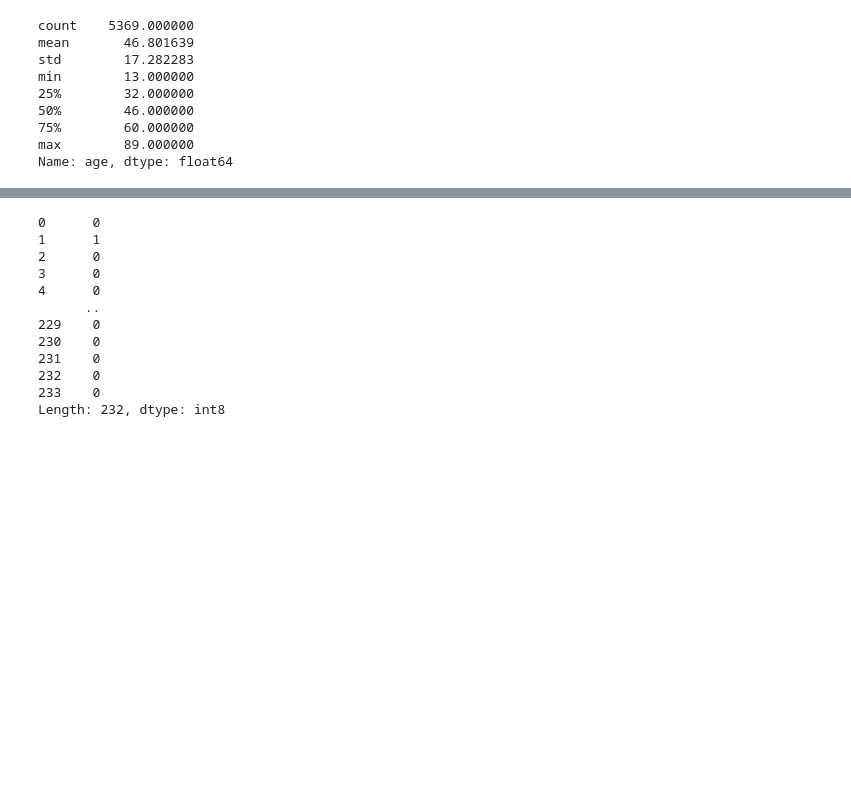
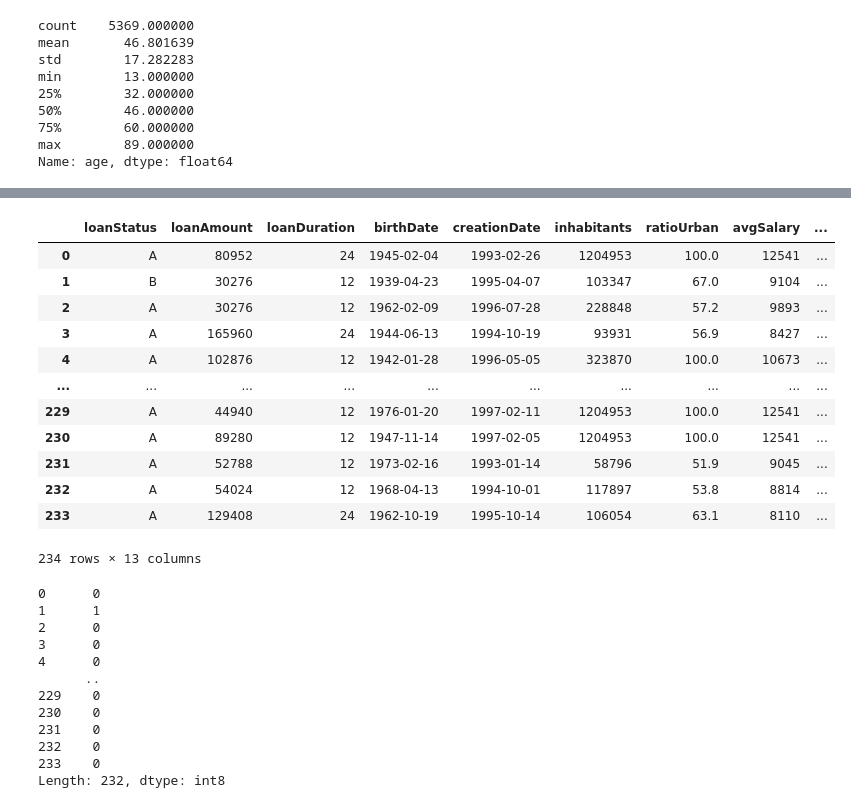
Before and after one commit to irismessage/data-essay, a Jupyter notebook: DATA Assessment 2023-24.ipynb, the cells around one changed output, grey strips where cells are left out. Saved outputs shown, nothing was run; the diff lists cells and outputs as text; code cells hidden in the pictures; blank space fills up the shorter version.

Commit message:
Include account creation date

```diff
--- a/DATA Assessment 2023-24.ipynb
+++ b/DATA Assessment 2023-24.ipynb
@@ -452,20 +451,39 @@ AttributeError: 'Axes' object has no attribute 'show'
 # %%
 # ok let's try this
 # todo include whether they paid back loans in the past
-# todo include account creation date
+# todo writeup rationale of included parameters
 sql_read_loan_data = """
-SELECT Loan.loanStatus, Loan.loanAmount, Client.birthDate,
+SELECT Loan.loanStatus, Loan.loanAmount, loan.loanDuration,
+Client.birthDate, Account.creationDate,
 City.inhabitants, City.ratioUrban, City.avgSalary, City.unemployment1995, City.unemployment1996, City.entrepeneurs, City.crimes1995, City.crimes1996
-FROM (((Loan
+FROM ((((Loan
 JOIN Disposition ON Loan.dispID = Disposition.dispID)
 JOIN Client ON Disposition.clientID = Client.clientID)
+JOIN Account ON Disposition.accountID =
+Account.accountID)
 JOIN City ON Client.cityID = City.cityID)
 WHERE loanStatus IN ('A', 'B');
 """
 con = sqlite3.connect(sqlf)
-df_risk = pd.read_sql_query(sql_read_loan_data, con, parse_dates=["birthDate"])
+df_risk = pd.read_sql_query(
+    sql_read_loan_data, con, parse_dates=["birthDate", "creationDate"]
+)
 con.close()
 df_risk
+# %% [output]
+|  | loanStatus | loanAmount | loanDuration | birthDate | creationDate | inhabitants | ratioUrban | avgSalary | ... |
+| 0 | A | 80952 | 24 | 1945-02-04 | 1993-02-26 | 1204953 | 100.0 | 12541 | ... |
+| 1 | B | 30276 | 12 | 1939-04-23 | 1995-04-07 | 103347 | 67.0 | 9104 | ... |
+| 2 | A | 30276 | 12 | 1962-02-09 | 1996-07-28 | 228848 | 57.2 | 9893 | ... |
+| 3 | A | 165960 | 24 | 1944-06-13 | 1994-10-19 | 93931 | 56.9 | 8427 | ... |
+| 4 | A | 102876 | 12 | 1942-01-28 | 1996-05-05 | 323870 | 100.0 | 10673 | ... |
+| ... | ... | ... | ... | ... | ... | ... | ... | ... | ... |
+| 229 | A | 44940 | 12 | 1976-01-20 | 1997-02-11 | 1204953 | 100.0 | 12541 | ... |
+| 230 | A | 89280 | 12 | 1947-11-14 | 1997-02-05 | 1204953 | 100.0 | 12541 | ... |
+| 231 | A | 52788 | 12 | 1973-02-16 | 1993-01-14 | 58796 | 51.9 | 9045 | ... |
+| 232 | A | 54024 | 12 | 1968-04-13 | 1994-10-01 | 117897 | 53.8 | 8814 | ... |
+| 233 | A | 129408 | 24 | 1962-10-19 | 1995-10-14 | 106054 | 63.1 | 8110 | ... |
+234 rows × 13 columns
 # %%
 df_risk.dropna(inplace=True)  # one or two empty unemployment fields
 y = df_risk["loanStatus"].astype("category")
```
Also changed, not shown: parts of 2 cells of this notebook, 1 other file.
